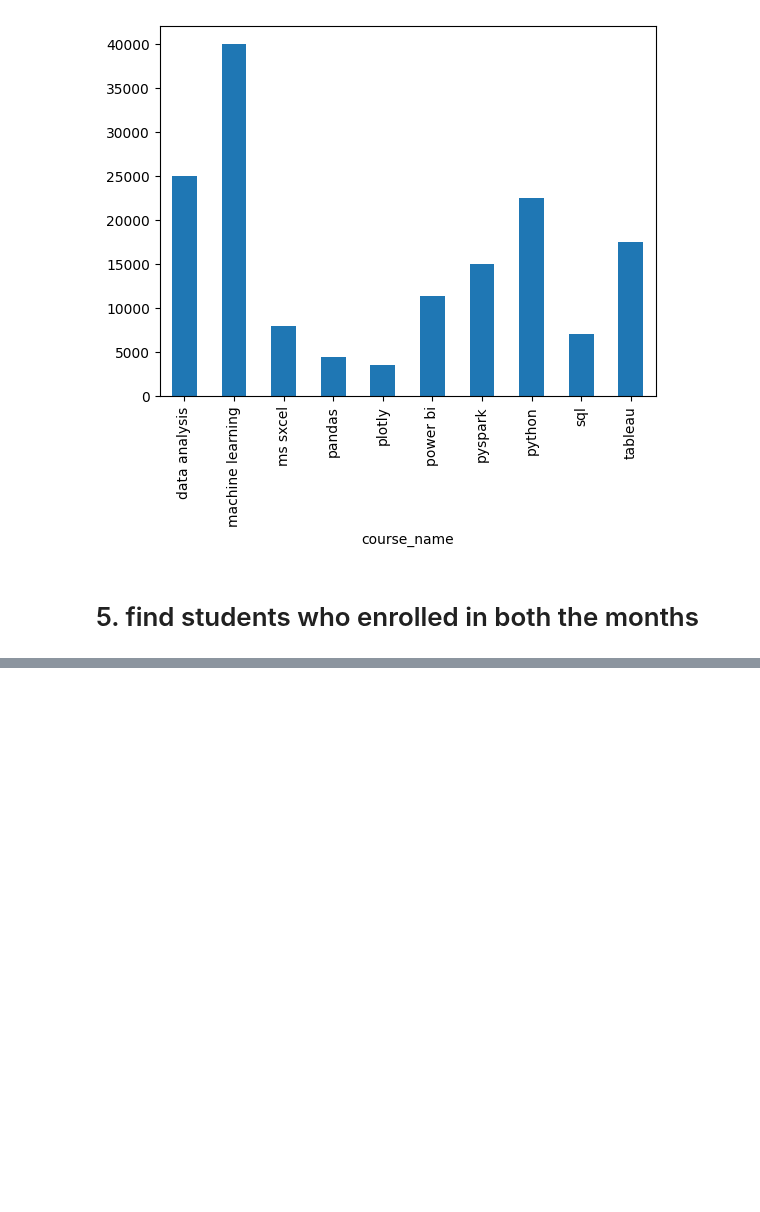
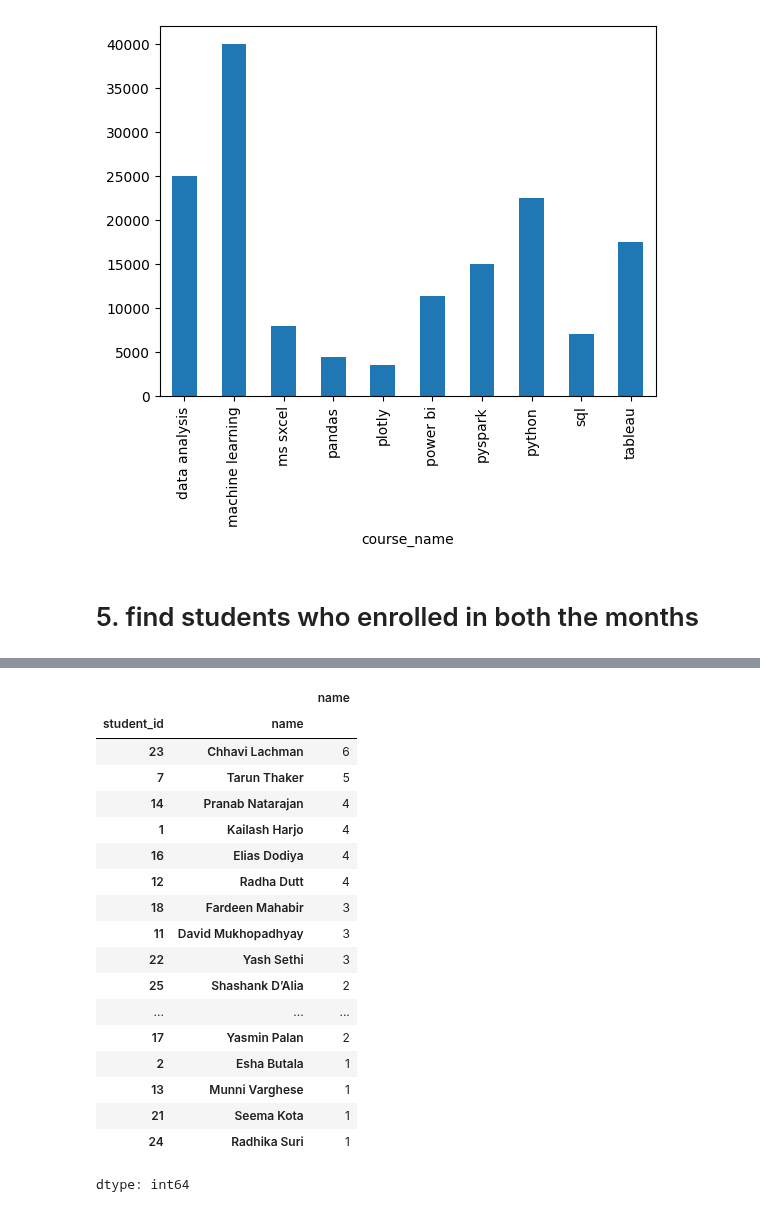
Before and after one commit to gudiya-archi/python-Data-Science, a Jupyter notebook: Python_Pandas_Merging_Joining_Concatenating00.ipynb, the cells around one changed output, grey strips where cells are left out. Saved outputs shown, nothing was run; the diff lists cells and outputs as text; code cells hidden in the pictures; blank space fills up the shorter version.

```diff
--- a/Python_Pandas_Merging_Joining_Concatenating00.ipynb
+++ b/Python_Pandas_Merging_Joining_Concatenating00.ipynb
@@ -1055,0 +1403,22 @@ regs.sort_values('course_id').merge(courses,how='inner',on='course_id').groupby(
+# %%
+regs.merge(students,how='inner',on='student_id').groupby(['student_id','name'])['name'].count().sort_values(ascending=False)
+# %% [output]
+|  |  | name |
+| student_id | name |  |
+| 23 | Chhavi Lachman | 6 |
+| 7 | Tarun Thaker | 5 |
+| 14 | Pranab Natarajan | 4 |
+| 1 | Kailash Harjo | 4 |
+| 16 | Elias Dodiya | 4 |
+| 12 | Radha Dutt | 4 |
+| 18 | Fardeen Mahabir | 3 |
+| 11 | David Mukhopadhyay | 3 |
+| 22 | Yash Sethi | 3 |
+| 25 | Shashank D’Alia | 2 |
+| ... | ... | ... |
+| 17 | Yasmin Palan | 2 |
+| 2 | Esha Butala | 1 |
+| 13 | Munni Varghese | 1 |
+| 21 | Seema Kota | 1 |
+| 24 | Radhika Suri | 1 |
+dtype: int64
```
Also changed, not shown: parts of 55 cells of this notebook.
